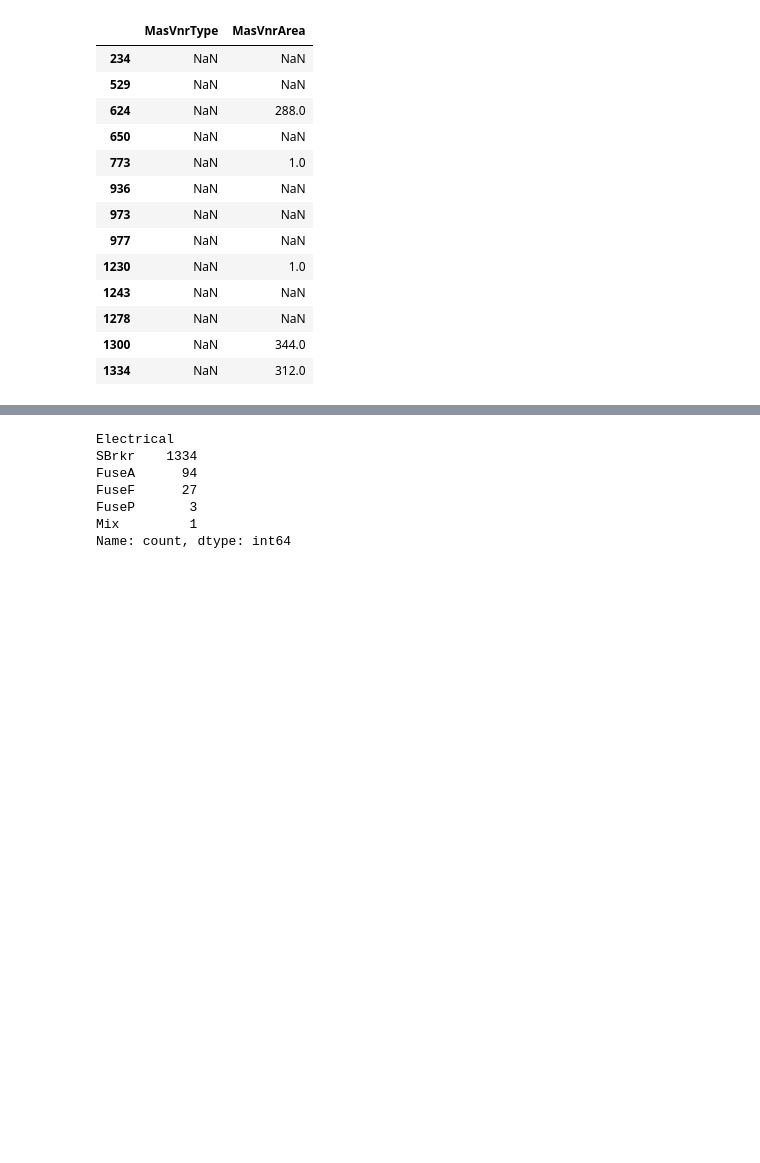
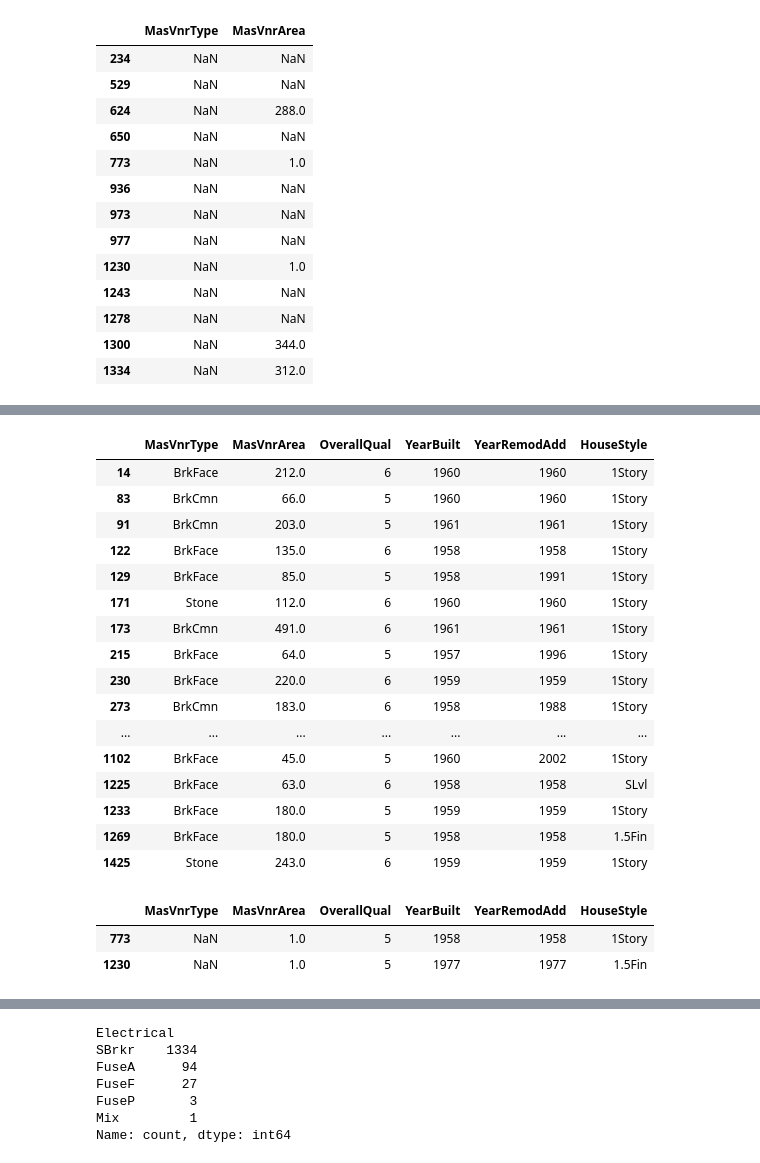
Before and after one commit to kogimurio/house_sales_prediction, a Jupyter notebook: saales_price_predictions.ipynb, the cells around one changed output, grey strips where cells are left out. Cells and saved outputs as stored; diff of their text form; code cells hidden in the pictures; blank space fills up the shorter version.

```diff
--- a/saales_price_predictions.ipynb
+++ b/saales_price_predictions.ipynb
@@ -258,0 +342,31 @@ dataset[dataset['MasVnrType'].isnull() & (dataset['MasVnrArea'] != 0)][['MasVnrT
+# %%
+# Investigating cell 773
+dataset[(dataset['Neighborhood'] == 'NAmes') &
+(dataset['YearBuilt'].between(1955, 1961)) &
+(dataset['MasVnrArea'] > 0)
+][['MasVnrType', 'MasVnrArea', 'OverallQual', 'YearBuilt', 'YearRemodAdd', 'HouseStyle']]
+# %% [output]
+|  | MasVnrType | MasVnrArea | OverallQual | YearBuilt | YearRemodAdd | HouseStyle |
+| 14 | BrkFace | 212.0 | 6 | 1960 | 1960 | 1Story |
+| 83 | BrkCmn | 66.0 | 5 | 1960 | 1960 | 1Story |
+| 91 | BrkCmn | 203.0 | 5 | 1961 | 1961 | 1Story |
+| 122 | BrkFace | 135.0 | 6 | 1958 | 1958 | 1Story |
+| 129 | BrkFace | 85.0 | 5 | 1958 | 1991 | 1Story |
+| 171 | Stone | 112.0 | 6 | 1960 | 1960 | 1Story |
+| 173 | BrkCmn | 491.0 | 6 | 1961 | 1961 | 1Story |
+| 215 | BrkFace | 64.0 | 5 | 1957 | 1996 | 1Story |
+| 230 | BrkFace | 220.0 | 6 | 1959 | 1959 | 1Story |
+| 273 | BrkCmn | 183.0 | 6 | 1958 | 1988 | 1Story |
+| ... | ... | ... | ... | ... | ... | ... |
+| 1102 | BrkFace | 45.0 | 5 | 1960 | 2002 | 1Story |
+| 1225 | BrkFace | 63.0 | 6 | 1958 | 1958 | SLvl |
+| 1233 | BrkFace | 180.0 | 5 | 1959 | 1959 | 1Story |
+| 1269 | BrkFace | 180.0 | 5 | 1958 | 1958 | 1.5Fin |
+| 1425 | Stone | 243.0 | 6 | 1959 | 1959 | 1Story |
+# %%
+dataset[(dataset['MasVnrArea'] <= 10) &
+(dataset['MasVnrArea'] > 0)][['MasVnrType', 'MasVnrArea', 'OverallQual', 'YearBuilt', 'YearRemodAdd', 'HouseStyle']]
+# %% [output]
+|  | MasVnrType | MasVnrArea | OverallQual | YearBuilt | YearRemodAdd | HouseStyle |
+| 773 | NaN | 1.0 | 5 | 1958 | 1958 | 1Story |
+| 1230 | NaN | 1.0 | 5 | 1977 | 1977 | 1.5Fin |
```
Also changed, not shown: parts of 27 cells of this notebook.
